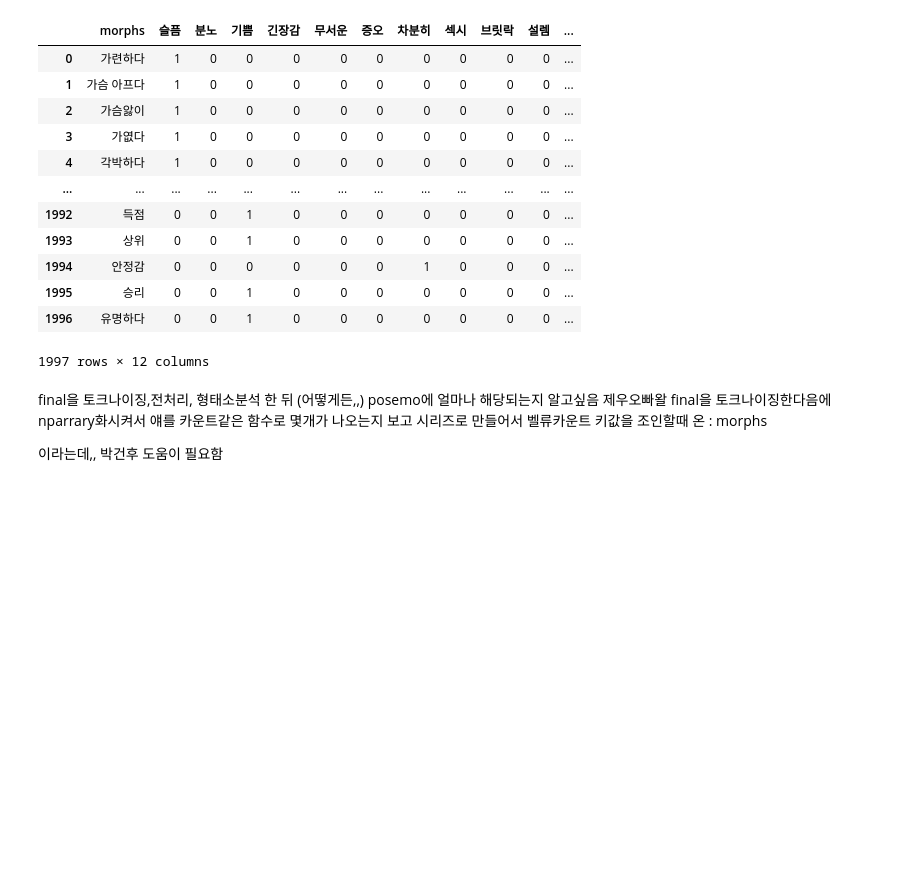
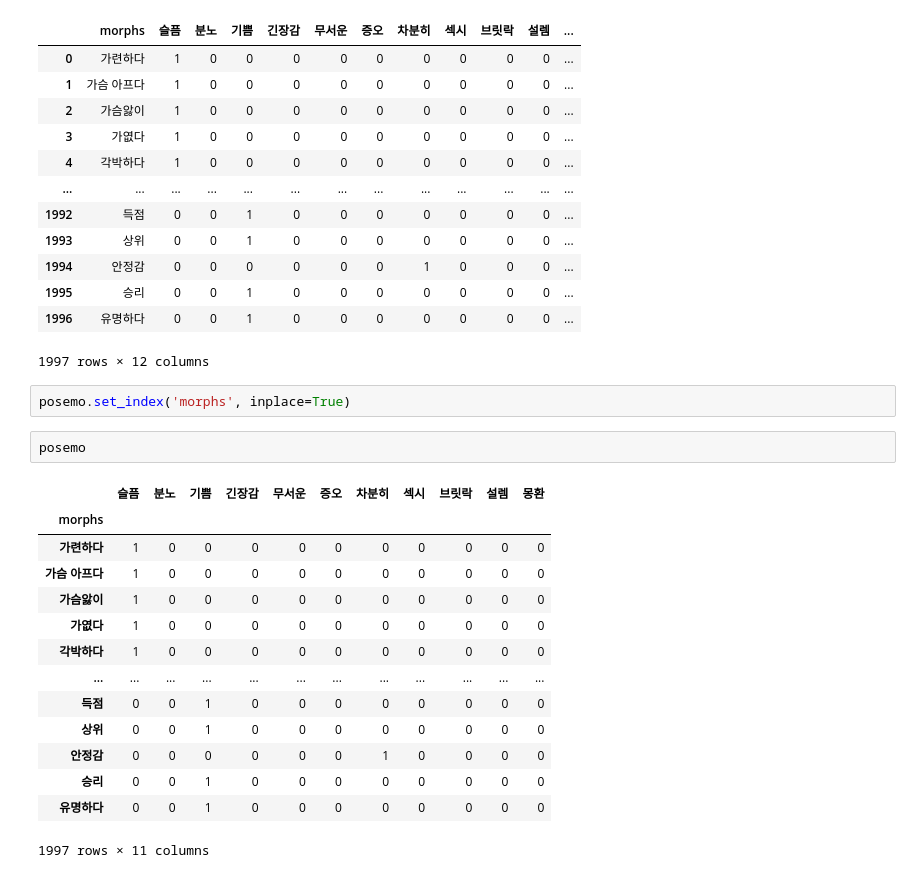
Before and after one commit to cherimlee/Database, a Jupyter notebook: 1st project/tokenqurious.ipynb, the cells around one changed output. Drawn from its saved outputs; the diff is of its cells as text; blank space fills up the shorter version.

```diff
--- a/1st project/tokenqurious.ipynb
+++ b/1st project/tokenqurious.ipynb
@@ -322,11 +488,22 @@ posemo
 | 1995 | 승리 | 0 | 0 | 1 | 0 | 0 | 0 | 0 | 0 | 0 | 0 | ... |
 | 1996 | 유명하다 | 0 | 0 | 1 | 0 | 0 | 0 | 0 | 0 | 0 | 0 | ... |
 1997 rows × 12 columns
-# %% [markdown]
-final을 토크나이징,전처리, 형태소분석 한 뒤 (어떻게든,,) posemo에 얼마나 해당되는지 알고싶음
-제우오빠왈
-final을 토크나이징한다음에 nparrary화시켜서 얘를 카운트같은 함수로 몇개가 나오는지 보고
-시리즈로 만들어서 벨류카운트
-키값을 조인할때 온 : morphs
-
-이라는데,, 박건후 도움이 필요함
+# %%
+posemo.set_index('morphs', inplace=True)
+# %%
+posemo
+# %% [output]
+|  | 슬픔 | 분노 | 기쁨 | 긴장감 | 무서운 | 증오 | 차분히 | 섹시 | 브릿락 | 설렘 | 몽환 |
+| morphs |  |  |  |  |  |  |  |  |  |  |  |
+| 가련하다 | 1 | 0 | 0 | 0 | 0 | 0 | 0 | 0 | 0 | 0 | 0 |
+| 가슴 아프다 | 1 | 0 | 0 | 0 | 0 | 0 | 0 | 0 | 0 | 0 | 0 |
+| 가슴앓이 | 1 | 0 | 0 | 0 | 0 | 0 | 0 | 0 | 0 | 0 | 0 |
+| 가엾다 | 1 | 0 | 0 | 0 | 0 | 0 | 0 | 0 | 0 | 0 | 0 |
+| 각박하다 | 1 | 0 | 0 | 0 | 0 | 0 | 0 | 0 | 0 | 0 | 0 |
+| ... | ... | ... | ... | ... | ... | ... | ... | ... | ... | ... | ... |
+| 득점 | 0 | 0 | 1 | 0 | 0 | 0 | 0 | 0 | 0 | 0 | 0 |
+| 상위 | 0 | 0 | 1 | 0 | 0 | 0 | 0 | 0 | 0 | 0 | 0 |
+| 안정감 | 0 | 0 | 0 | 0 | 0 | 0 | 1 | 0 | 0 | 0 | 0 |
+| 승리 | 0 | 0 | 1 | 0 | 0 | 0 | 0 | 0 | 0 | 0 | 0 |
+| 유명하다 | 0 | 0 | 1 | 0 | 0 | 0 | 0 | 0 | 0 | 0 | 0 |
+1997 rows × 11 columns
```
Also changed, not shown: parts of 29 cells of this notebook, 8 other files.
